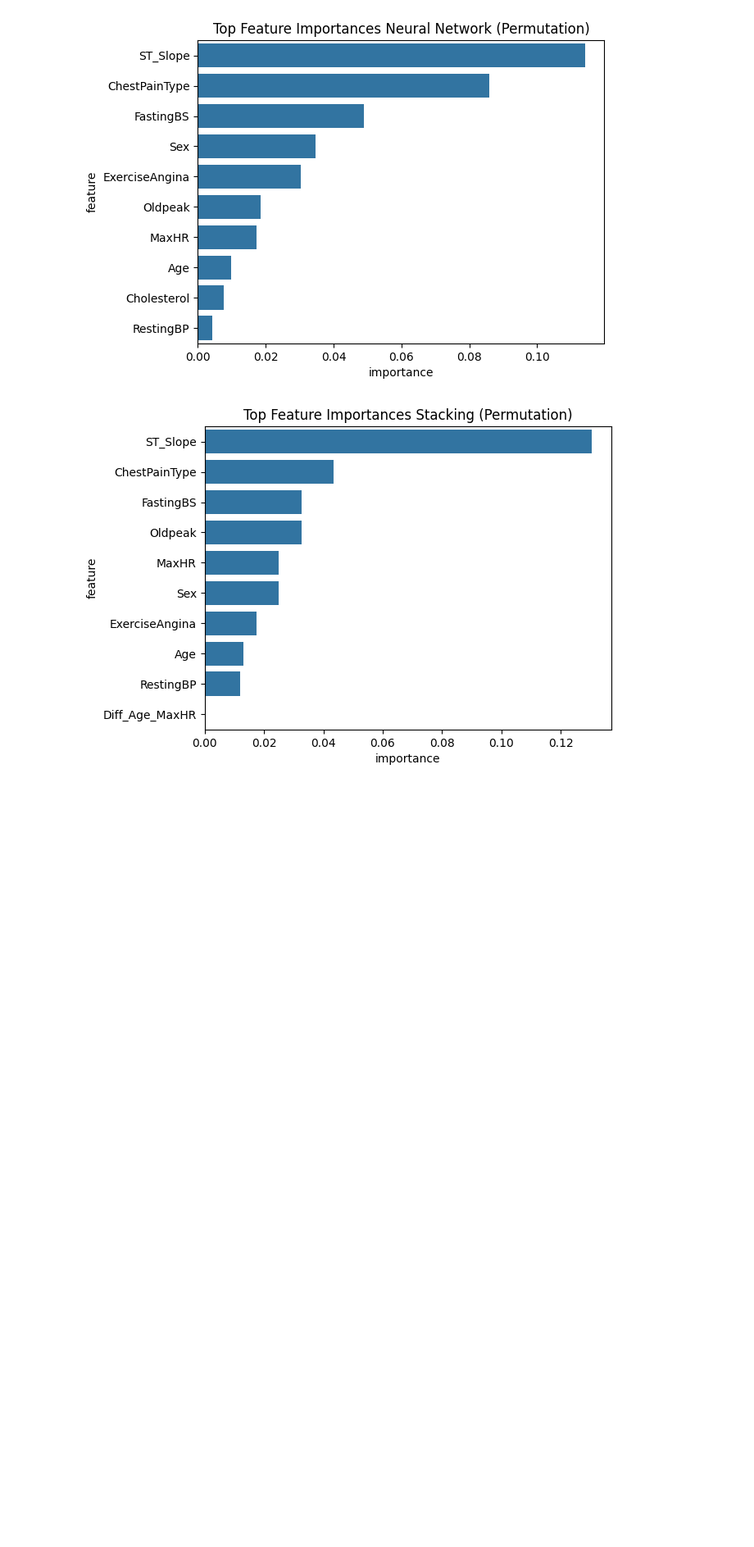
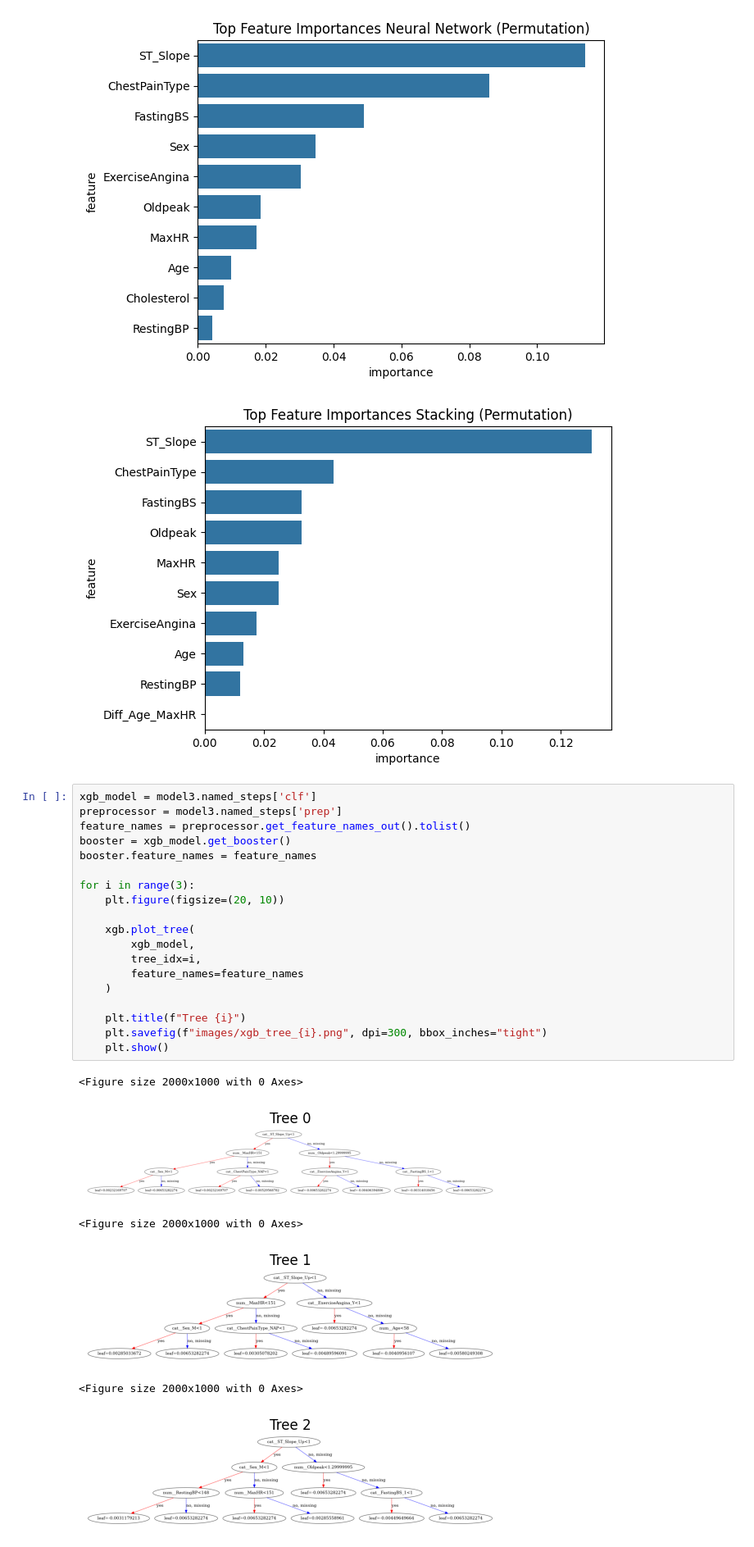
Before and after one commit to malf75/Heart-Failure-ML, a Jupyter notebook: heartdisease.ipynb, the cells around one changed output. Shown at 82% size. Cells and saved outputs as stored; diff of their text form; blank space fills up the shorter version.

```diff
--- a/heartdisease.ipynb
+++ b/heartdisease.ipynb
@@ -986,3 +987,29 @@ for name, model in models:
 [figure]
 [figure]
 [figure]
+# %%
+xgb_model = model3.named_steps['clf']
+preprocessor = model3.named_steps['prep']
+feature_names = preprocessor.get_feature_names_out().tolist()
+booster = xgb_model.get_booster()
+booster.feature_names = feature_names
+
+for i in range(3):
+    plt.figure(figsize=(20, 10))
+
+    xgb.plot_tree(
+        xgb_model,
+        tree_idx=i,
+        feature_names=feature_names
+    )
+
+    plt.title(f"Tree {i}")
+    plt.savefig(f"images/xgb_tree_{i}.png", dpi=300, bbox_inches="tight")
+    plt.show()
+# %% [output]
+<Figure size 2000x1000 with 0 Axes>
+[figure, added]
+<Figure size 2000x1000 with 0 Axes>
+[figure, added]
+<Figure size 2000x1000 with 0 Axes>
+[figure, added]
```
Also changed, not shown: parts of 1 cell of this notebook, 3 other files.
